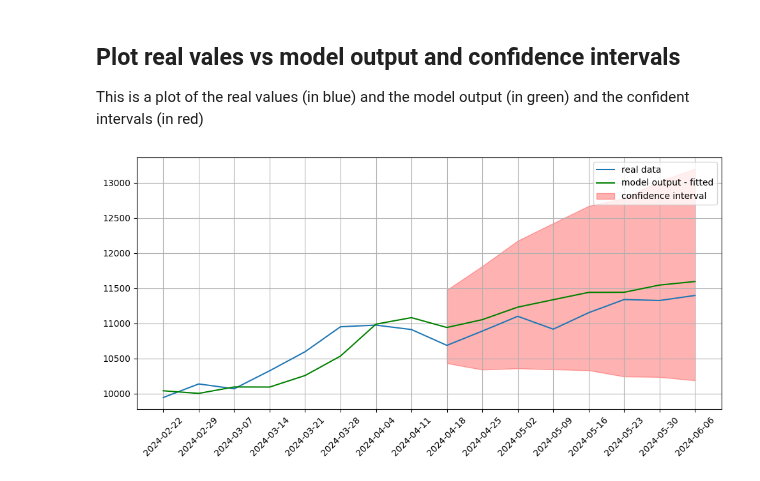
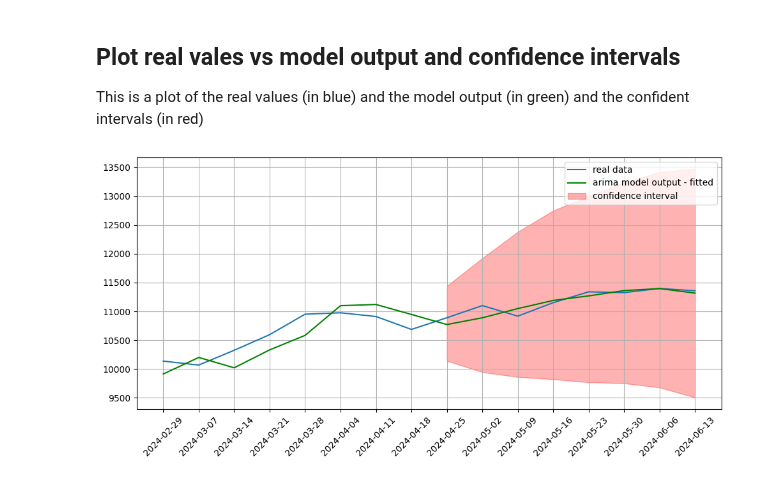
Before and after one commit to romanmmr/stocks_site, a Jupyter notebook: docs/arima_model.ipynb, the cells around one changed output. Cells and saved outputs as stored; diff of their text form; code cells hidden in the pictures.

```diff
--- a/docs/arima_model.ipynb
+++ b/docs/arima_model.ipynb
@@ -42,6 +42,6 @@ table_horizontal(path='arima_fitted_data.csv', column='Close', display_weeks=16)
 
 This is a plot of the real values (in blue) and the model output (in green) and the confident intervals (in red)
 # %%
-plot_fit_and_forecast(path='arima_fitted_data.csv', column='Close', display_weeks=16)
+plot_fit_and_forecast(path='modelled_fitted_data.csv', column='Close', model='arima',  display_weeks=16)
 # %% [output]
-[figure, old version]
+[figure, new version]
```
Also changed, not shown: parts of 2 cells of this notebook, 23 other files.
